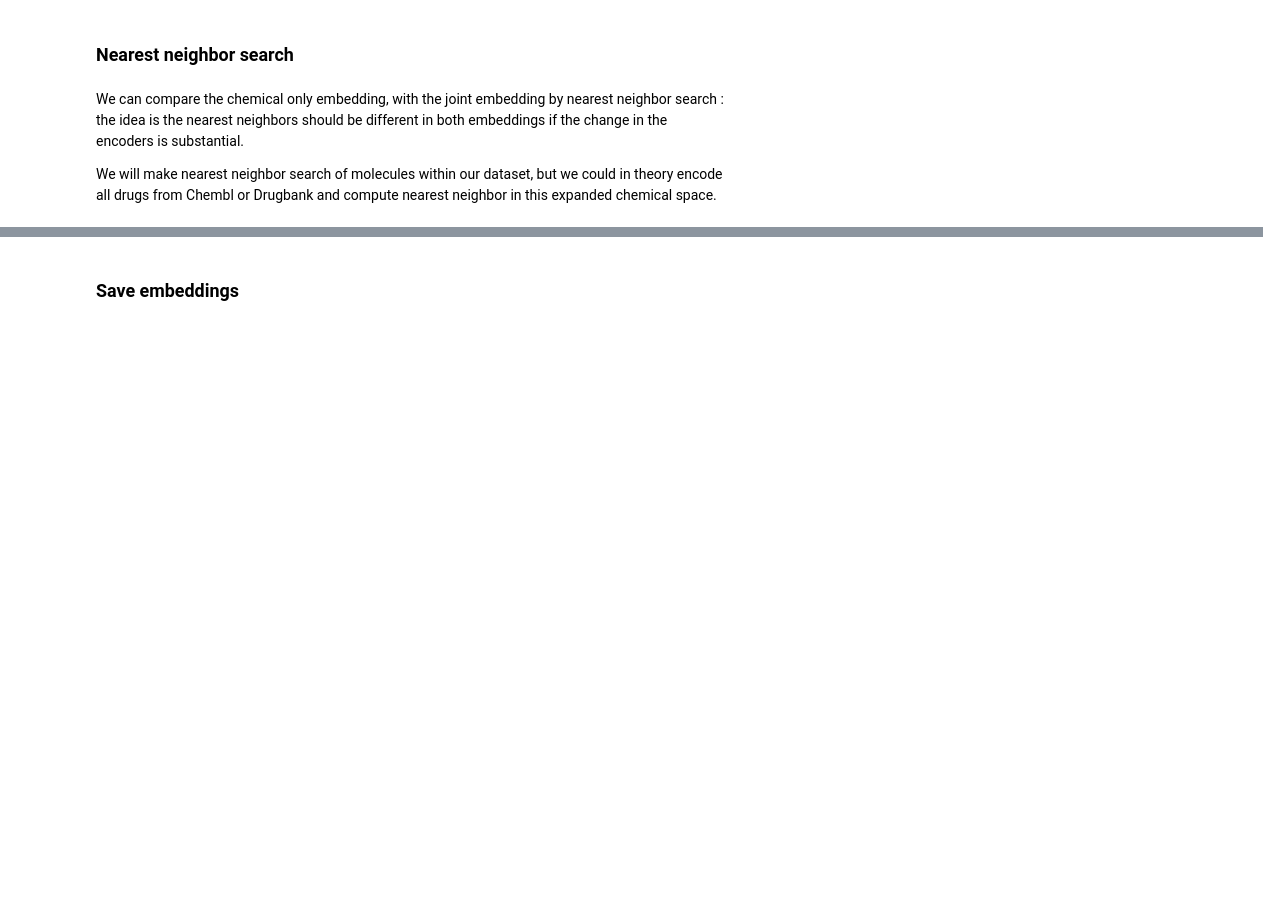
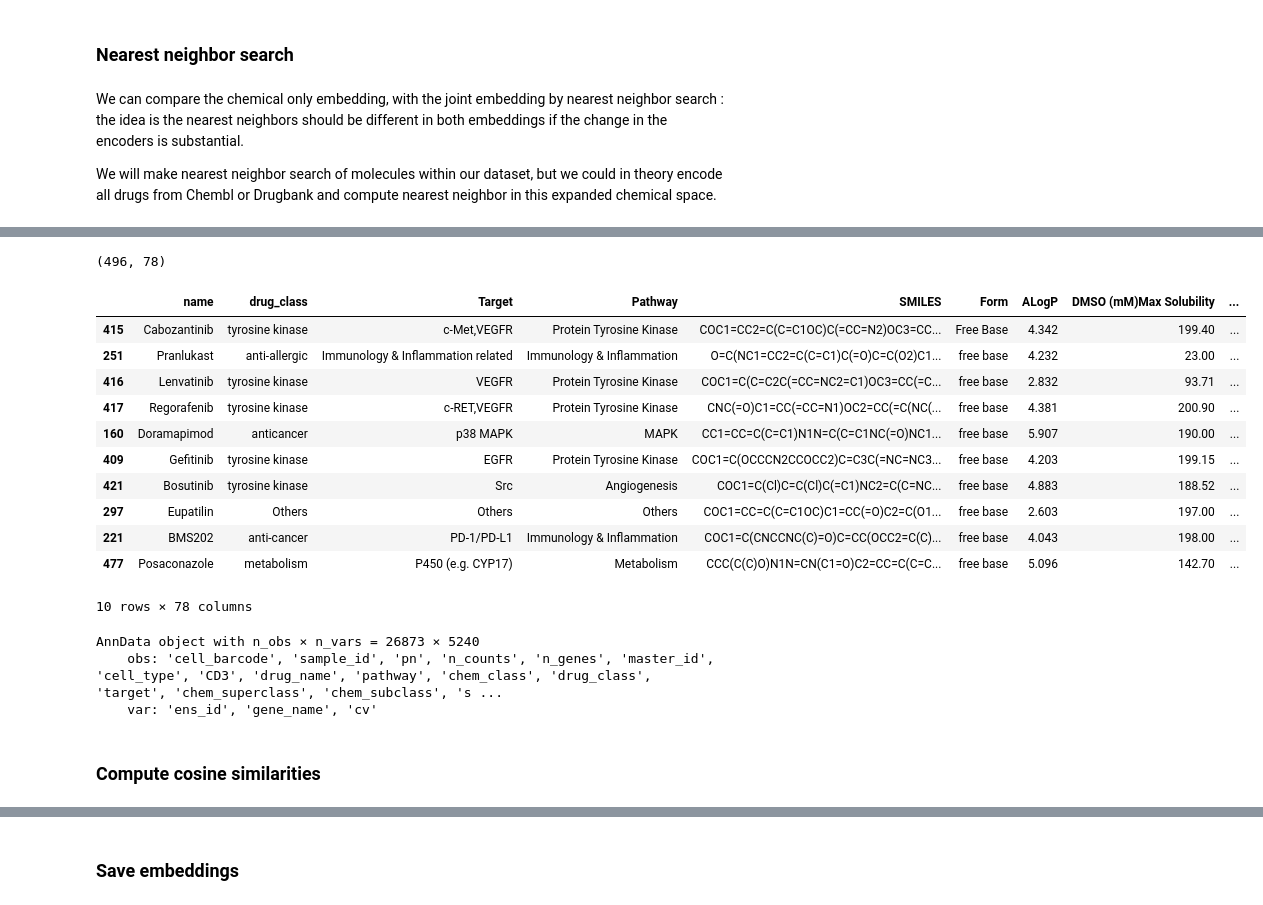
Before and after one commit to manuflores/sandbox, a Jupyter notebook: notebooks/joint_emb.ipynb, the cells around one changed output, grey strips where cells are left out. Cells and saved outputs as stored; diff of their text form; code cells hidden in the pictures; blank space fills up the shorter version.

```diff
--- a/notebooks/joint_emb.ipynb
+++ b/notebooks/joint_emb.ipynb
@@ -511,0 +752,28 @@ get_neighbors(df_viz, 'Vorinostat', sort = False)
+# %%
+df_viz.shape
+# %% [output]
+(496, 78)
+# %%
+# Tivozanib is a c-Kit,PDGFR,VEGFR inhibitor
+get_neighbors(df_viz, 'Tivozanib', sort = False)
+# %% [output]
+|  | name | drug_class | Target | Pathway | SMILES | Form | ALogP | DMSO (mM)Max Solubility | ... |
+| 415 | Cabozantinib | tyrosine kinase | c-Met,VEGFR | Protein Tyrosine Kinase | COC1=CC2=C(C=C1OC)C(=CC=N2)OC3=CC... | Free Base | 4.342 | 199.40 | ... |
+| 251 | Pranlukast | anti-allergic | Immunology & Inflammation related | Immunology & Inflammation | O=C(NC1=CC2=C(C=C1)C(=O)C=C(O2)C1... | free base | 4.232 | 23.00 | ... |
+| 416 | Lenvatinib | tyrosine kinase | VEGFR | Protein Tyrosine Kinase | COC1=C(C=C2C(=CC=NC2=C1)OC3=CC(=C... | free base | 2.832 | 93.71 | ... |
+| 417 | Regorafenib | tyrosine kinase | c-RET,VEGFR | Protein Tyrosine Kinase | CNC(=O)C1=CC(=CC=N1)OC2=CC(=C(NC(... | free base | 4.381 | 200.90 | ... |
+| 160 | Doramapimod | anticancer | p38 MAPK | MAPK | CC1=CC=C(C=C1)N1N=C(C=C1NC(=O)NC1... | free base | 5.907 | 190.00 | ... |
+| 409 | Gefitinib | tyrosine kinase | EGFR | Protein Tyrosine Kinase | COC1=C(OCCCN2CCOCC2)C=C3C(=NC=NC3... | free base | 4.203 | 199.15 | ... |
+| 421 | Bosutinib | tyrosine kinase | Src | Angiogenesis | COC1=C(Cl)C=C(Cl)C(=C1)NC2=C(C=NC... | free base | 4.883 | 188.52 | ... |
+| 297 | Eupatilin | Others | Others | Others | COC1=CC=C(C=C1OC)C1=CC(=O)C2=C(O1... | free base | 2.603 | 197.00 | ... |
+| 221 | BMS202 | anti-cancer | PD-1/PD-L1 | Immunology & Inflammation | COC1=C(CNCCNC(C)=O)C=CC(OCC2=C(C)... | free base | 4.043 | 198.00 | ... |
+| 477 | Posaconazole | metabolism | P450 (e.g. CYP17) | Metabolism | CCC(C(C)O)N1N=CN(C1=O)C2=CC=C(C=C... | free base | 5.096 | 142.70 | ... |
+10 rows × 78 columns
+# %%
+ada
+# %% [output]
+AnnData object with n_obs × n_vars = 26873 × 5240
+    obs: 'cell_barcode', 'sample_id', 'pn', 'n_counts', 'n_genes', 'master_id', 'cell_type', 'CD3', 'drug_name', 'pathway', 'chem_class', 'drug_class', 'target', 'chem_superclass', 'chem_subclass', 's ...
+    var: 'ens_id', 'gene_name', 'cv'
+# %% [markdown]
+### Compute cosine similarities
```
Also changed, not shown: parts of 88 cells of this notebook.
